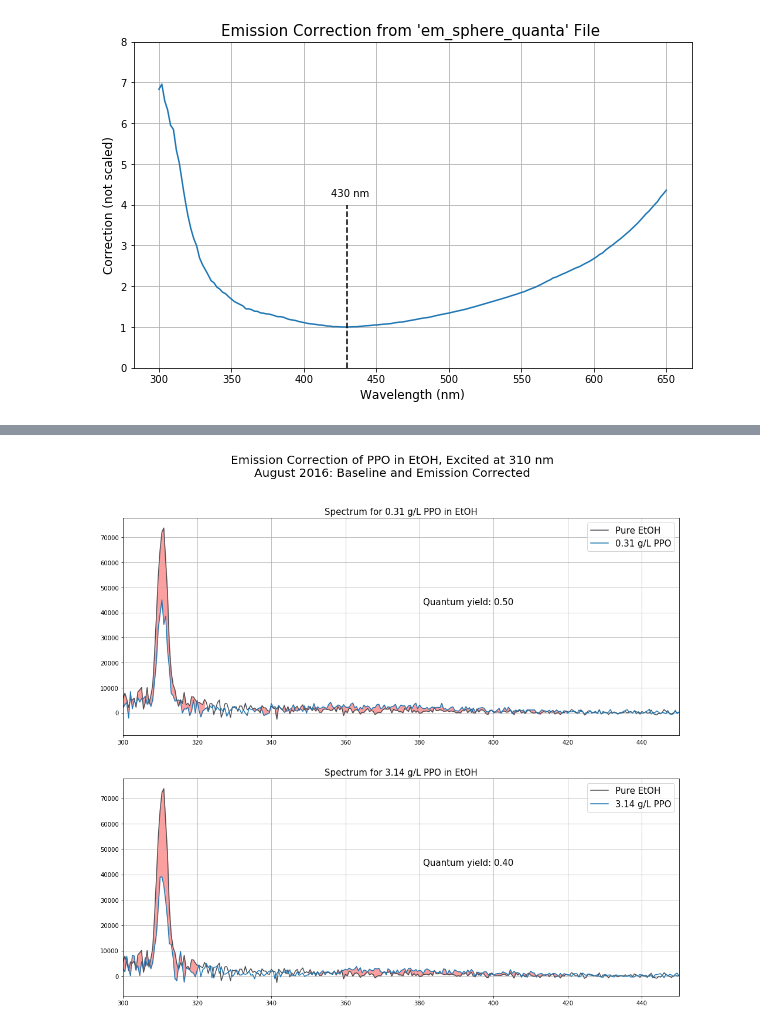
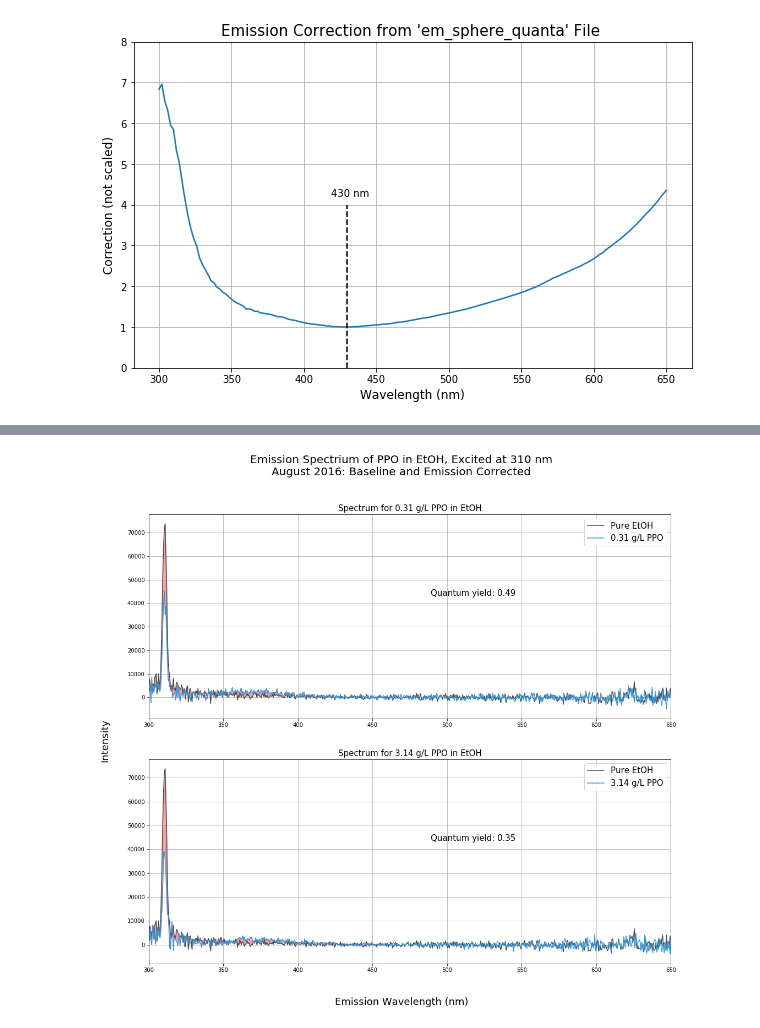
Before and after one commit to nmcneal-bnl/WbLS, a Jupyter notebook: Integrating Sphere Method.ipynb, the cells around one changed output, grey strips where cells are left out. Cells and saved outputs as stored; diff of their text form; code cells hidden in the pictures.

```diff
--- a/Integrating Sphere Method.ipynb
+++ b/Integrating Sphere Method.ipynb
@@ -147,13 +153,20 @@ plt.show()
 def calc_QY(pti_blank_data, pti_fluor_data,
            ex_integration_range, em_integration_range,
            ranges_for_baseline = [[450,650]],
-           em_correction_array=None):
+           em_correction_array=None,
+           emcorr_local_file_correction = True):
 
+    # Baseline subtract with linear fit
     b_data = pti_blank_data.get_baseline_subtracted('cor','linear',ranges_for_baseline)
     f_data = pti_fluor_data.get_baseline_subtracted('cor','linear',ranges_for_baseline)
 
-    em_corrected_difference = np.multiply(b_data - f_data, em_correction_array)
+    # Correction from file
+    if emcorr_local_file_correction:
+        em_corrected_difference = np.multiply(b_data - f_data, em_correction_array)
+    else:
+        em_corrected_difference = b_data - f_data
 
+    # Integration
     ex_limits = np.where((pti_blank_data.wavelengths >= ex_integration_range[0]) &
                          (pti_blank_data.wavelengths <= ex_integration_range[1]))
     num_absorbed = np.trapz(y = em_corrected_difference[ex_limits],
@@ -181,74 +235,43 @@ jun_2017_data = [PTIData(jun_2017_prefix + "EmScan_IS_0x00gperL_PPOinETOH_ex310_
                  PTIData(jun_2017_prefix + "EmScan_IS_0x31gperL_PPOinETOH_ex310_em300-650_2sec_20170622_noemcorr.txt")]
 # %%
 ranges_for_baseline = [[450,650]]
-
-
-## Get the baseline and emitted subtracted intensities for plotting
-aug_2016_emcorr_intensities = list() # Baseline and emission corrected
-for data_set in aug_2016_data:
-    baseline_corrected = data_set.get_baseline_subtracted('cor','linear',ranges_for_baseline)
-    emission_corrected = np.multiply(emcorr_quanta_sphere_values, baseline_corrected)
-    aug_2016_emcorr_intensities.append(emission_corrected)
 
 ## Calculate the two quantum yields
 
 # The integration ranges
-QY_0x31_ex_range = [300,322]
-QY_0x31_em_range = [335,420]
-QY_3x14_ex_range = [300,320]
-QY_3x14_em_range = [350,420]
-
-
-aug_2016_QY_0x31 = calc_QY(aug_2016_data[0], aug_2016_data[1],
-                       QY_0x31_ex_range,QY_0x31_em_range,
-                       ranges_for_baseline = ranges_for_baseline,
-                       em_correction_array=emcorr_quanta_sphere_values)
-
-aug_2016_QY_3x14 = calc_QY(aug_2016_data[0], aug_2016_data[2],
-                       QY_3x14_ex_range,QY_3x14_em_range,
-                       ranges_for_baseline = ranges_for_baseline,
-                       em_correction_array=emcorr_quanta_sphere_values)
-
+QY_0x31_ex_range = [300,330]
+QY_0x31_em_range = [335,450]
+QY_3x14_ex_range = [300,330]
+QY_3x14_em_range = [335,450]
 
 fig = plt.figure(figsize=(17,15))
-plt.suptitle("Emission Correction of PPO in EtOH, Excited at 310 nm\n"+
+plt.suptitle("Emission Spectrium of PPO in EtOH, Excited at 310 nm\n"+
              "August 2016: Baseline and Emission Corrected",fontsize=20)
 
 ax1 = plt.subplot2grid((2,1), (0,0))
 ax2 = plt.subplot2grid((2,1), (1,0),sharex=ax1)
 
-ax1.plot(aug_2016_data[0].wavelengths, aug_2016_emcorr_intensities[0],"#4c4d52")
-ax1.plot(aug_2016_data[1].wavelengths, aug_2016_emcorr_intensities[1])
+ax1 = calc_and_plot_QY(aug_2016_data[0], aug_2016_data[1], ranges_for_baseline, emcorr_quanta_sphere_values,
+                       QY_0x31_ex_range, QY_0x31_em_range,
+                       ax1,
+                       blank_color = "#4c4d52", fluor_color = "#3498db", fill_color= "#fb9f9f",
+                       QY_text_position = (0.54,0.6))
 ax1.set_title("Spectrum for 0.31 g/L PPO in EtOH",fontsize=15)
 ax1.legend(["Pure EtOH", "0.31 g/L PPO"],fontsize=15)
-ax1.fill_between(aug_2016_data[0].wavelengths, aug_2016_emcorr_intensities[0], aug_2016_emcorr_intensities[1],
-                 where = ((aug_2016_data[0].wavelengths >= QY_0x31_ex_range[0]) &
-                          (aug_2016_data[0].wavelengths <= QY_0x31_ex_range[1])),
-                 color =  "#fb9f9f")
-ax1.fill_between(aug_2016_data[0].wavelengths, aug_2016_emcorr_intensities[0], aug_2016_emcorr_intensities[1],
-                 where = ((aug_2016_data[0].wavelengths >= QY_0x31_em_range[0]) &
-                          (aug_2016_data[0].wavelengths <= QY_0x31_em_range[1])),
-                 color =  "#fb9f9f")
-ax1.text(0.54,0.6,"Quantum yield: %.2f" %aug_2016_QY_0x31,transform=ax1.transAxes,fontsize=15)
 
-ax2.plot(aug_2016_data[0].wavelengths, aug_2016_emcorr_intensities[0],"#4c4d52")
-ax2.plot(aug_2016_data[2].wavelengths, aug_2016_emcorr_intensities[2])
+ax2 = calc_and_plot_QY(aug_2016_data[0], aug_2016_data[2], ranges_for_baseline, emcorr_quanta_sphere_values,
+                       QY_3x14_ex_range, QY_3x14_em_range,
+                       ax2,
+                       blank_color = "#4c4d52", fluor_color = "#3498db", fill_color= "#fb9f9f",
+                       QY_text_position = (0.54,0.6))
 ax2.set_title("Spectrum for 3.14 g/L PPO in EtOH",fontsize=15)
 ax2.legend(["Pure EtOH", "3.14 g/L PPO"],fontsize=15)
-ax2.fill_between(aug_2016_data[0].wavelengths, aug_2016_emcorr_intensities[0], aug_2016_emcorr_intensities[2],
-                 where = ((aug_2016_data[0].wavelengths >= QY_3x14_ex_range[0]) &
-                          (aug_2016_data[0].wavelengths <= QY_3x14_ex_range[1])),
-                 color =  "#fb9f9f")
-ax2.fill_between(aug_2016_data[0].wavelengths, aug_2016_emcorr_intensities[0], aug_2016_emcorr_intensities[2],
-                 where = ((aug_2016_data[0].wavelengths >= QY_3x14_em_range[0]) &
-                          (aug_2016_data[0].wavelengths <= QY_3x14_em_range[1])),
-                 color =  "#fb9f9f")
-ax2.text(0.54,0.6,"Quantum yield: %.2f" %aug_2016_QY_3x14,transform=ax2.transAxes,fontsize=15)
-
+fig.text(0.5, 0.06, 'Emission Wavelength (nm)', ha='center', va='center',fontsize=18)
+fig.text(0.06, 0.5, 'Intensity', ha='center', va='center', rotation='vertical',fontsize=18)
 
 for ax in [ax1, ax2]:
     ax.grid()
-    ax.set_xlim([300,450])
+    ax.set_xlim([300,650])
 plt.show()
 # %% [output]
-[figure, old version]
+[figure, new version]
```
Also changed, not shown: parts of 17 cells of this notebook, 3 other files.
